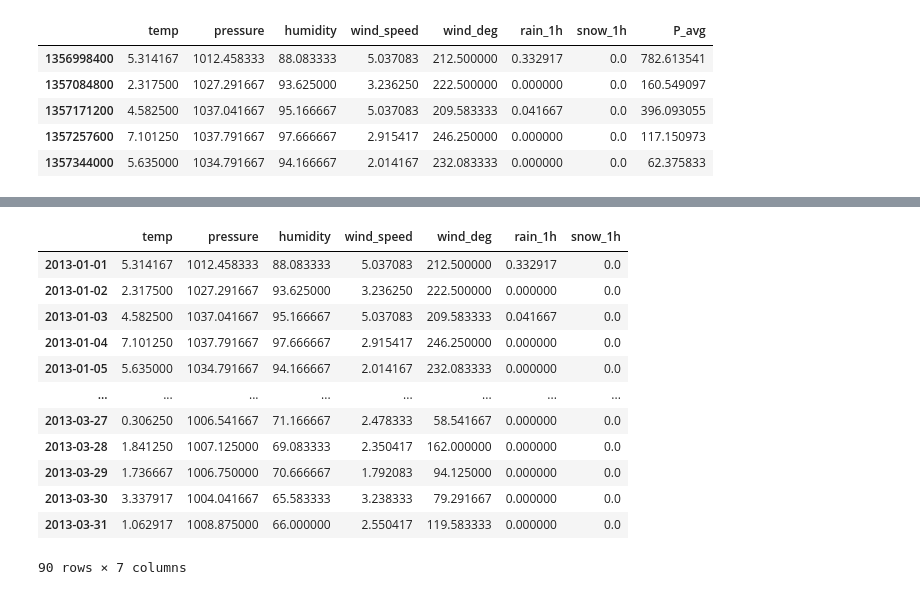
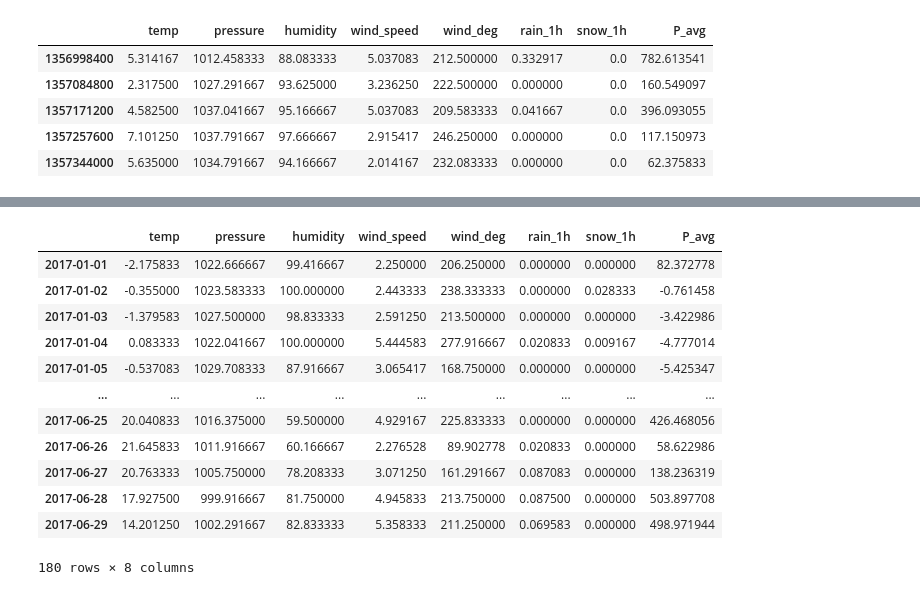
Before and after one commit to glopezcafaggi/engie_api, a Jupyter notebook: ml/wht_data.ipynb, the cells around one changed output, grey strips where cells are left out. Drawn from its saved outputs; the diff is of its cells as text; code cells hidden in the pictures.

```diff
--- a/ml/wht_data.ipynb
+++ b/ml/wht_data.ipynb
@@ -120,18 +124,18 @@ data1 = read_one_json()
 # %%
 data_dic = read_all_json()
 # %%
-data_dic[2]
+data_dic[4]
 # %% [output]
-|  | temp | pressure | humidity | wind_speed | wind_deg | rain_1h | snow_1h |
-| 2013-01-01 | 5.314167 | 1012.458333 | 88.083333 | 5.037083 | 212.500000 | 0.332917 | 0.0 |
-| 2013-01-02 | 2.317500 | 1027.291667 | 93.625000 | 3.236250 | 222.500000 | 0.000000 | 0.0 |
-| 2013-01-03 | 4.582500 | 1037.041667 | 95.166667 | 5.037083 | 209.583333 | 0.041667 | 0.0 |
-| 2013-01-04 | 7.101250 | 1037.791667 | 97.666667 | 2.915417 | 246.250000 | 0.000000 | 0.0 |
-| 2013-01-05 | 5.635000 | 1034.791667 | 94.166667 | 2.014167 | 232.083333 | 0.000000 | 0.0 |
-| ... | ... | ... | ... | ... | ... | ... | ... |
-| 2013-03-27 | 0.306250 | 1006.541667 | 71.166667 | 2.478333 | 58.541667 | 0.000000 | 0.0 |
-| 2013-03-28 | 1.841250 | 1007.125000 | 69.083333 | 2.350417 | 162.000000 | 0.000000 | 0.0 |
-| 2013-03-29 | 1.736667 | 1006.750000 | 70.666667 | 1.792083 | 94.125000 | 0.000000 | 0.0 |
-| 2013-03-30 | 3.337917 | 1004.041667 | 65.583333 | 3.238333 | 79.291667 | 0.000000 | 0.0 |
-| 2013-03-31 | 1.062917 | 1008.875000 | 66.000000 | 2.550417 | 119.583333 | 0.000000 | 0.0 |
+|  | temp | pressure | humidity | wind_speed | wind_deg | rain_1h | snow_1h | P_avg |
+| 2017-01-01 | -2.175833 | 1022.666667 | 99.416667 | 2.250000 | 206.250000 | 0.000000 | 0.000000 | 82.372778 |
+| 2017-01-02 | -0.355000 | 1023.583333 | 100.000000 | 2.443333 | 238.333333 | 0.000000 | 0.028333 | -0.761458 |
+| 2017-01-03 | -1.379583 | 1027.500000 | 98.833333 | 2.591250 | 213.500000 | 0.000000 | 0.000000 | -3.422986 |
+| 2017-01-04 | 0.083333 | 1022.041667 | 100.000000 | 5.444583 | 277.916667 | 0.020833 | 0.009167 | -4.777014 |
+| 2017-01-05 | -0.537083 | 1029.708333 | 87.916667 | 3.065417 | 168.750000 | 0.000000 | 0.000000 | -5.425347 |
+| ... | ... | ... | ... | ... | ... | ... | ... | ... |
+| 2017-06-25 | 20.040833 | 1016.375000 | 59.500000 | 4.929167 | 225.833333 | 0.000000 | 0.000000 | 426.468056 |
+| 2017-06-26 | 21.645833 | 1011.916667 | 60.166667 | 2.276528 | 89.902778 | 0.020833 | 0.000000 | 58.622986 |
+| 2017-06-27 | 20.763333 | 1005.750000 | 78.208333 | 3.071250 | 161.291667 | 0.087083 | 0.000000 | 138.236319 |
+| 2017-06-28 | 17.927500 | 999.916667 | 81.750000 | 4.945833 | 213.750000 | 0.087500 | 0.000000 | 503.897708 |
+| 2017-06-29 | 14.201250 | 1002.291667 | 82.833333 | 5.358333 | 211.250000 | 0.069583 | 0.000000 | 498.971944 |
-90 rows × 7 columns
+180 rows × 8 columns
```
Also changed, not shown: parts of 8 cells of this notebook, 5 other files.
